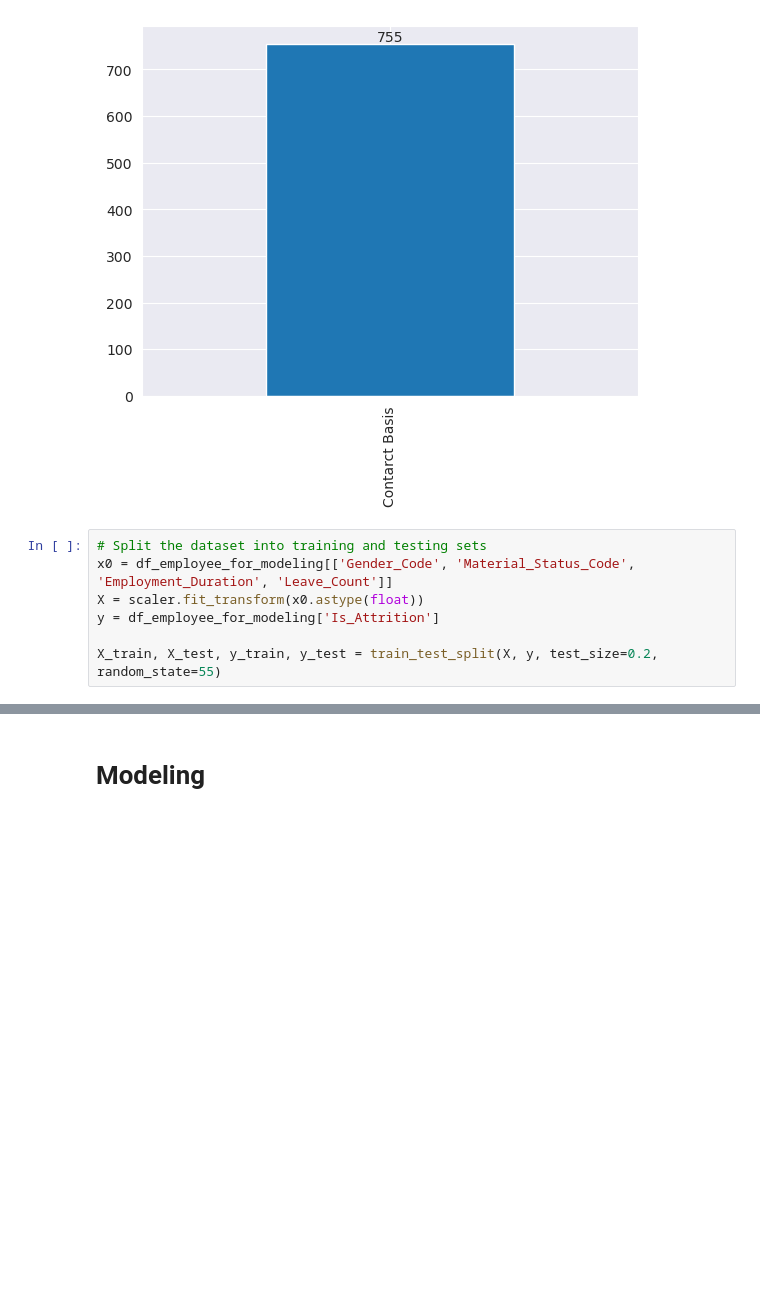
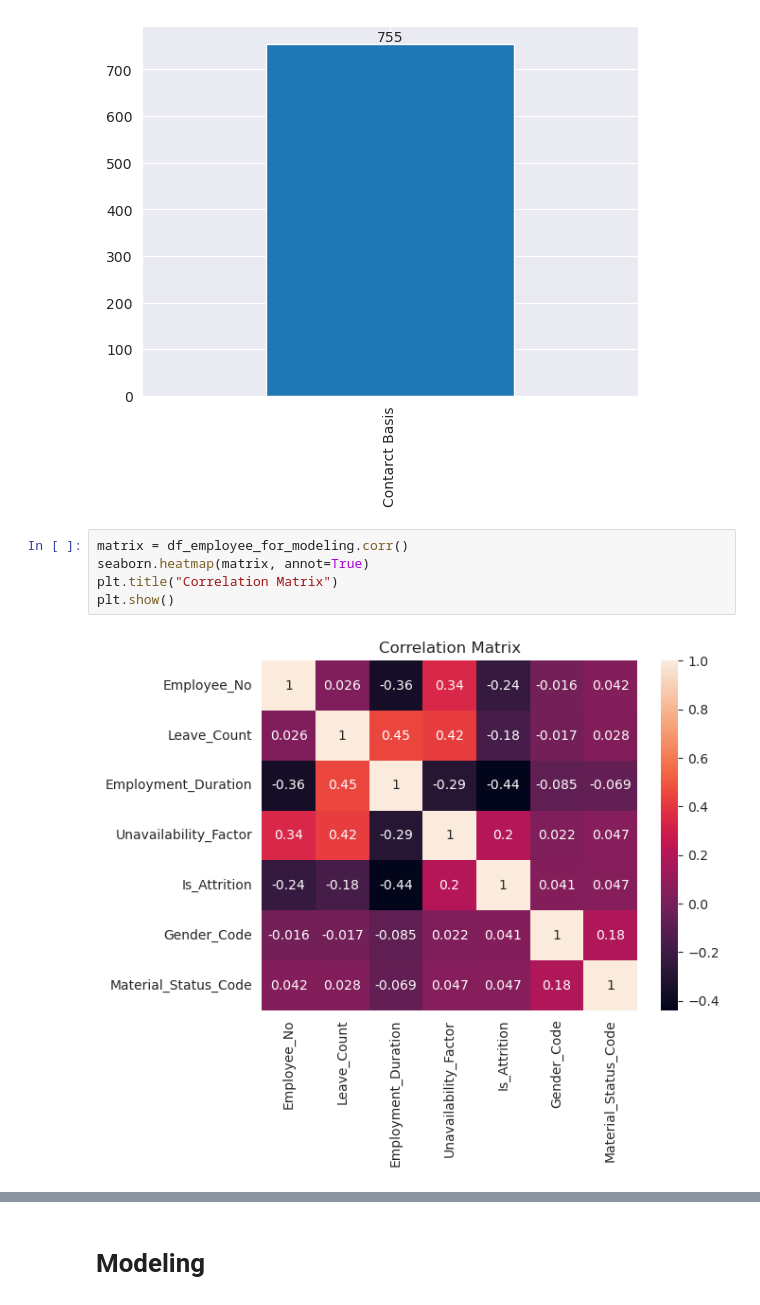
Before and after one commit to pcperera/attrition, a Jupyter notebook: 07 - final-descriptive-feature-engineering-combined.ipynb, the cells around one changed output, grey strips where cells are left out. Drawn from its saved outputs; the diff is of its cells as text; blank space fills up the shorter version.

```diff
--- a/07 - final-descriptive-feature-engineering-combined.ipynb
+++ b/07 - final-descriptive-feature-engineering-combined.ipynb
@@ -289,10 +290,10 @@ temp_plot.bar_label(temp_plot.containers[0], labels=df_employee_for_modeling['Em
 plt.show()
 # %% [output]
 [figure]
-# %%
-# Split the dataset into training and testing sets
-x0 = df_employee_for_modeling[['Gender_Code', 'Material_Status_Code', 'Employment_Duration', 'Leave_Count']]
-X = scaler.fit_transform(x0.astype(float))
-y = df_employee_for_modeling['Is_Attrition']
-
-X_train, X_test, y_train, y_test = train_test_split(X, y, test_size=0.2, random_state=55)
+# %%
+matrix = df_employee_for_modeling.corr()
+seaborn.heatmap(matrix, annot=True)
+plt.title("Correlation Matrix")
+plt.show()
+# %% [output]
+[figure, added]
```
Also changed, not shown: parts of 8 cells of this notebook, 2 other files.
